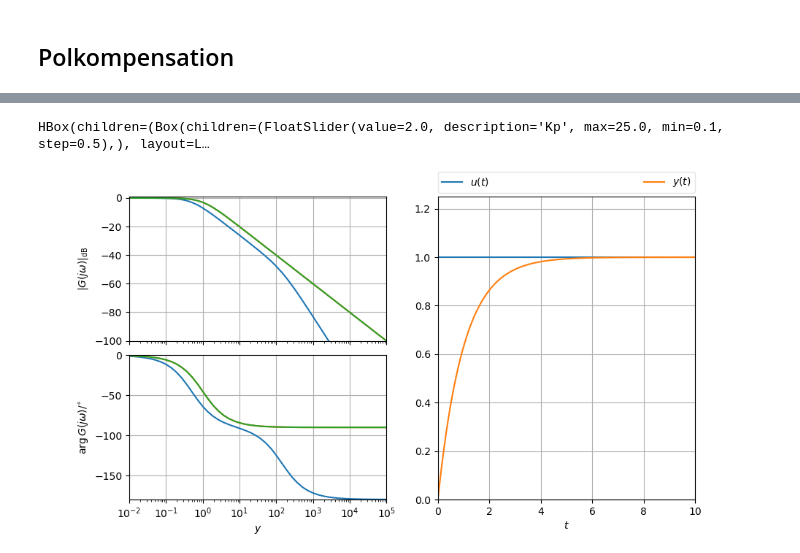
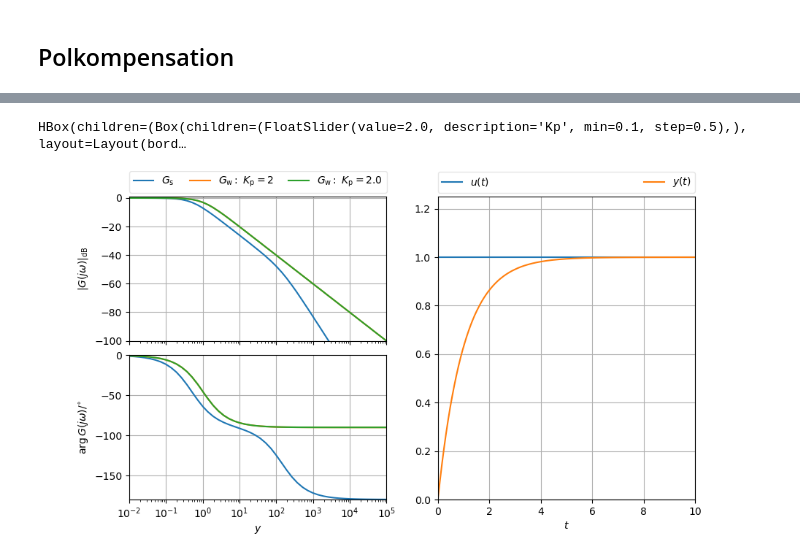
Before and after one commit to umit-iace/lehre-chemie-msr-notebooks, a Jupyter notebook: PolkompensationSystem2Ordnung.ipynb, the cells around one changed output, grey strips where cells are left out. Saved outputs shown, nothing was run; the diff lists cells and outputs as text; code cells hidden in the pictures.

```diff
--- a/PolkompensationSystem2Ordnung.ipynb
+++ b/PolkompensationSystem2Ordnung.ipynb
@@ -40,12 +40,14 @@ f = np.logspace(-2, 5)
 sys = control.tf([1], [T1 * T2, T1 + T2, 1])
 mag, phase, w = control.bode(sys, f, plot = False)
 
+# Regler
 reg = control.tf([KP * T1 * T2, KP * (T1 + T2), KP], [T1 + T2, 0])
 magReg, phaseReg, wReg = control.bode(reg, f, plot = False)
 
-
+# Offener Kreis
 G0 = sys * reg
 magG0, phaseG0, wG0 = control.bode(G0, f, plot = False)
 
+# Geschlossener Kreis
 GW = G0 / (1 + G0)
-magGW, phaseGW, wGW = control.bode(GW, f) # , plot = False
+magGW, phaseGW, wGW = control.bode(GW, f , plot = False)
@@ -76,9 +76,9 @@ ax1.set_ylabel(r"$|G(j \omega)|_{\mathrm{dB}}$")
 ax2.set_ylabel(r"$\mathrm{arg}\, G(j\omega)/^{\circ}$")
 #ax3.set_ylim([-1.1, 1.1])
 
-ax1.semilogx(w, control.mag2db(mag))
-ax1.semilogx(wGW, control.mag2db(magGW))
-magCLPlot, = ax1.semilogx([], [])
+ax1.semilogx(w, control.mag2db(mag), label=r'$G_\mathrm{s}$')
+ax1.semilogx(wGW, control.mag2db(magGW), label=r'$G_\mathrm{w}:~K_\mathrm{p}=$' + str(KP))
+magCLPlot, = ax1.semilogx([], [], label=r'$G_\mathrm{w}:~K_\mathrm{p}=$' + str(KP))
 ax2.semilogx(w, np.rad2deg(phase))
 ax2.semilogx(wGW, np.rad2deg(phaseGW))
 phaseCLPlot, = ax2.semilogx([], [])
@@ -91,9 +91,15 @@ fig.legend([handle for i, handle in enumerate(handlesAx)],
            bbox_to_anchor=(0.5475, 0.94, 0.3525, .15), loc=3,
            ncol=2, mode="expand", borderaxespad=0., framealpha=0.5)
 
+handlesAx, labelsAx = ax1.get_legend_handles_labels()
+handelsLeg = fig.legend([handle for i, handle in enumerate(handlesAx)],
+           [label for i, label in enumerate(labelsAx)],
+           bbox_to_anchor=(0.125, 0.94, 0.3525, .15), loc=3,
+           ncol=3, mode="expand", borderaxespad=0., framealpha=0.5)
+
 sliderFreq = widgets.FloatSlider(value=2,
                                     min=0.1,
-                                    max=25,
+                                    max=100,
                                     step=0.5,
                                     description='Kp')
 
@@ -101,38 +107,38 @@ def calcSystem(_):
     KP = sliderFreq.value
 
     reg = control.tf([KP * T1 * T2, KP * (T1 + T2), KP], [T1 + T2, 0])
-    #magReg, phaseReg, wReg = control.bode(reg, f, plot = False)
     G0 = sys * reg
     magG0, phaseG0, wG0 = control.bode(G0, f, plot = False)
 
     GW = G0 / (1 + G0)
     magGW, phaseGW, wGW = control.bode(GW, f, plot = False)
+    handelsLeg.get_texts()[-1].set_text(r'$G_\mathrm{w}:~K_\mathrm{p}=$' + str(KP))
 
     magCLPlot.set_data(wGW, control.mag2db(magGW))
     phaseCLPlot.set_data(wGW, np.rad2deg(phaseGW))
 
     t = np.linspace(0, 10, 1001)
     u = np.ones(t.size)
     tSim, ySim, xSim = control.lsim(GW, U=u, T=t)
 
     simInputPlot.set_data(t, u)
     simOutputPlot.set_data(ySim, tSim)
     ax3.set_xlim([0, t[-1]])
     ax3.set_ylim([0, 1.25])
     ax1.set_xlim([wGW[0], wGW[-1]])
     ax2.set_xlim([wGW[0], wGW[-1]])
     ax1.set_ylim([-100, 1])
     ax2.set_ylim([-180, 0])
     fig.canvas.draw()
 
 sliderFreq.observe(calcSystem, names='value')
 
 calcSystem(_)
 
 inputControls = Box([sliderFreq])
 inputControls.layout = make_box_layout()
 
 HBox([inputControls, output], layout=Layout(display='flex', flex_flow='row', justify_content='center', align_items='center'))#
 # %% [output]
-HBox(children=(Box(children=(FloatSlider(value=2.0, description='Kp', max=25.0, min=0.1, step=0.5),), layout=L…
+HBox(children=(Box(children=(FloatSlider(value=2.0, description='Kp', min=0.1, step=0.5),), layout=Layout(bord…
-[figure, old version]
+[figure, new version]
```
Also changed, not shown: parts of 1 cell of this notebook.
